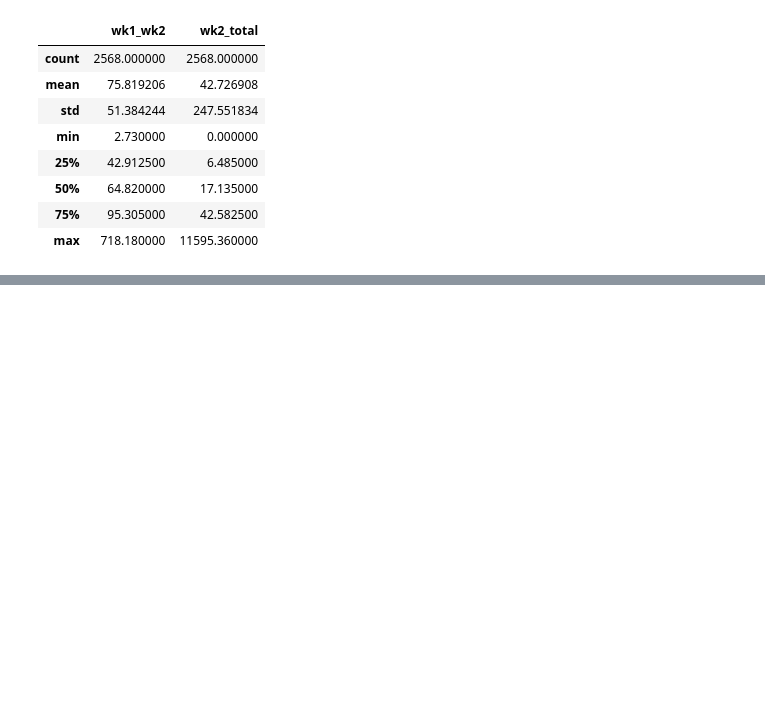
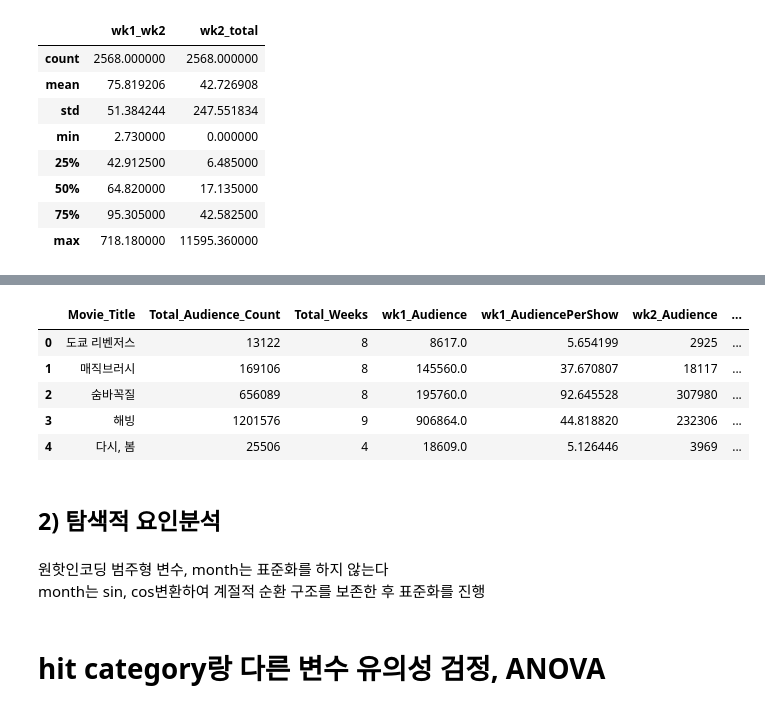
Before and after one commit to Seungwoo-JI64/BAF-25-2-Marketing, a Jupyter notebook: classification/jsw.ipynb, the cells around one changed output, grey strips where cells are left out. Drawn from its saved outputs; the diff is of its cells as text; code cells hidden in the pictures; blank space fills up the shorter version.

```diff
--- a/classification/jsw.ipynb
+++ b/classification/jsw.ipynb
@@ -113,0 +218,7 @@ plt.show()
+# %%
+# 33, 66 백분위수 계산
+p33 = cluster_1['ratio'].quantile(0.33)
+p66 = cluster_1['ratio'].quantile(0.66)
+
+print(f"33백분위수 (하위 그룹 경계): {p33:.2f}")
+print(f"66백분위수 (상위 그룹 경계): {p66:.2f}")
@@ -113,0 +237,10 @@ plt.show()
+# %%
+def classify_ratio(ratio):
+    if ratio < p66:
+        return '초반 폭발형'
+    elif p66 <= ratio < 1:
+        return '중반 균형형'
+    else:
+        return '후반 입소문형'
+
+cluster_1['hit_category'] = cluster_1['ratio'].apply(classify_ratio)
@@ -113,0 +258,6 @@ plt.show()
+# %%
+temp = cluster_1[["hit_category"]].copy()
+temp = pd.get_dummies(temp, columns=["hit_category"], drop_first=True)
+one_hot_cols = [col for col in temp.columns if col.startswith("hit_category_")]
+temp[one_hot_cols] = temp[one_hot_cols].astype("int8")
+temp.tail()
@@ -113,0 +271,13 @@ plt.show()
+# %%
+data_full = pd.concat([data_full, temp], axis=1)
+# %%
+data_full.head()
+# %% [output]
+|  | Movie_Title | Total_Audience_Count | Total_Weeks | wk1_Audience | wk1_AudiencePerShow | wk2_Audience | ... |
+| 0 | 도쿄 리벤저스 | 13122 | 8 | 8617.0 | 5.654199 | 2925 | ... |
+| 1 | 매직브러시 | 169106 | 8 | 145560.0 | 37.670807 | 18117 | ... |
+| 2 | 숨바꼭질 | 656089 | 8 | 195760.0 | 92.645528 | 307980 | ... |
+| 3 | 해빙 | 1201576 | 9 | 906864.0 | 44.818820 | 232306 | ... |
+| 4 | 다시, 봄 | 25506 | 4 | 18609.0 | 5.126446 | 3969 | ... |
+# %% [markdown]
+## 2) 탐색적 요인분석
@@ -113,0 +286,5 @@ plt.show()
+# %% [markdown]
+원핫인코딩 범주형 변수, month는 표준화를 하지 않는다
+month는 sin, cos변환하여 계절적 순환 구조를 보존한 후 표준화를 진행
+# %% [markdown]
+# hit category랑 다른 변수 유의성 검정, ANOVA
```
Also changed, not shown: parts of 37 cells of this notebook.
